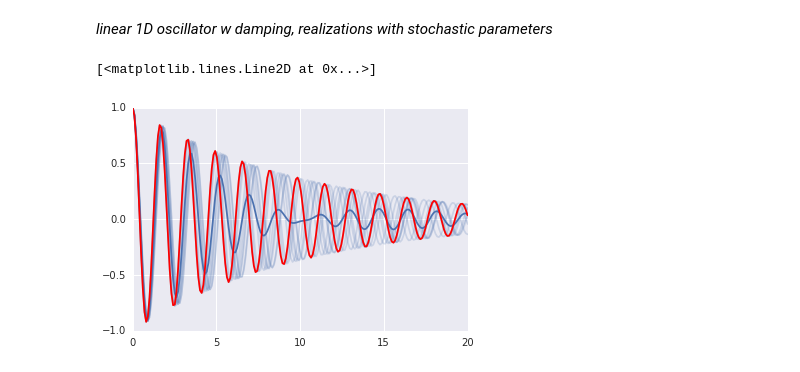
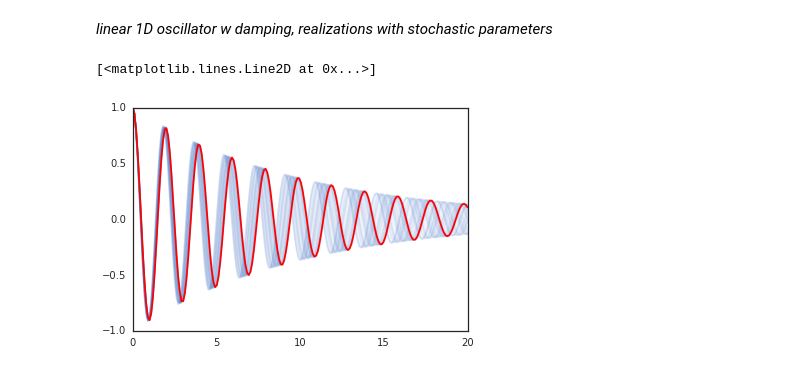
Before and after one commit to ocramz/dynprog-examples, a Jupyter notebook: ipynb/lin_damp_oscillator_1D-noisyparameters.ipynb, the cells around one changed output. Cells and saved outputs as stored; diff of their text form; code cells hidden in the pictures.

```diff
--- a/ipynb/lin_damp_oscillator_1D-noisyparameters.ipynb
+++ b/ipynb/lin_damp_oscillator_1D-noisyparameters.ipynb
@@ -9,7 +9,7 @@ import matplotlib.pyplot as plt
 import seaborn as sb
 %matplotlib inline
 # %%
-Nrealiz = 10
+Nrealiz = 50
 
 Nt = 200
 T = 20
@@ -17,7 +17,7 @@ t_ = np.linspace(0,T,Nt) # time grid
 
 K = 10   ## omega0 = sqrt(k/m)
 C = 0.2
-sigk = 5.0
+sigk = 2.0
 sigc = 0.0
 
 # state: u = [x, xdot]
@@ -42,18 +42,21 @@ def lin_damp_osc_stoch(k0,c0,x0,xdot0,sigk,sigc,t_):
 # %%
 xpos = [lin_damp_osc_stoch(K,C,x0,xdot0,sigk,sigc,t_) for _ in range(Nrealiz)]
 
 #xpos = x[:,1]
 # plt.figure()
 # ax = plt.subplot(111)
 
 cis = np.linspace(95,10,4)
 # sb.tsplot(xpos,t_, err_style="ci_band", ci=cis)
-sb.tsplot(xpos, t_, err_style='unit_traces')
+# sb.tsplot(xpos, t_, estimator=np.mean, err_style='unit_traces')
+sb.set_style("white")
+sb.tsplot(xpos, t_, estimator=np.mean, err_style='unit_traces', color="muted", linewidth=0, err_kws={"alpha": .05})
+
 plt.plot(t_,xpos[2],'r')
 
 # sb.tsplot(xpos, err_style='ci_bars')
 # plt.figure()
 # plt.plot(t_,xpos[2])
 # %% [output]
 [<matplotlib.lines.Line2D at 0x...>]
-[figure, old version]
+[figure, new version]
```
Also changed, not shown: parts of 1 cell of this notebook, 1 other file.
